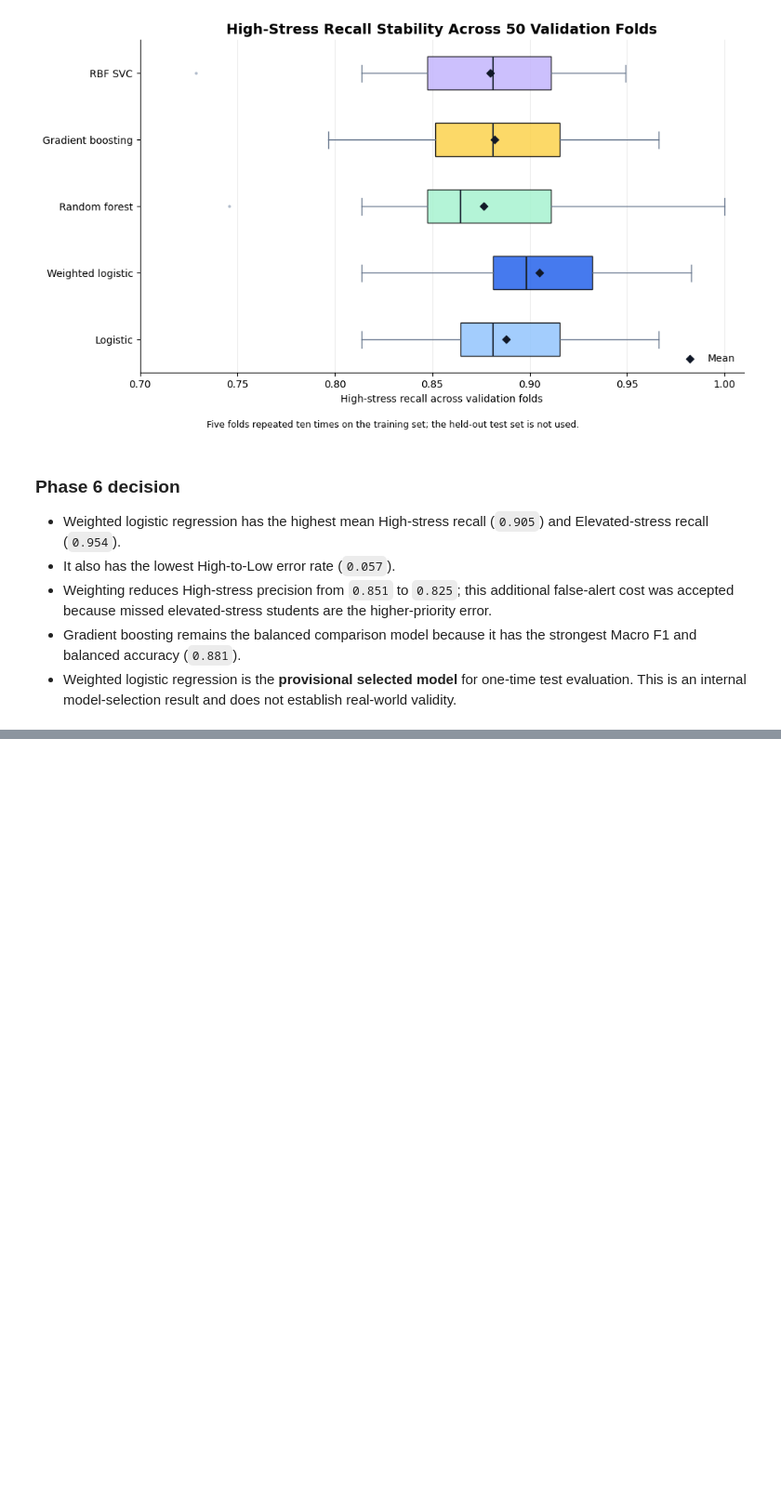
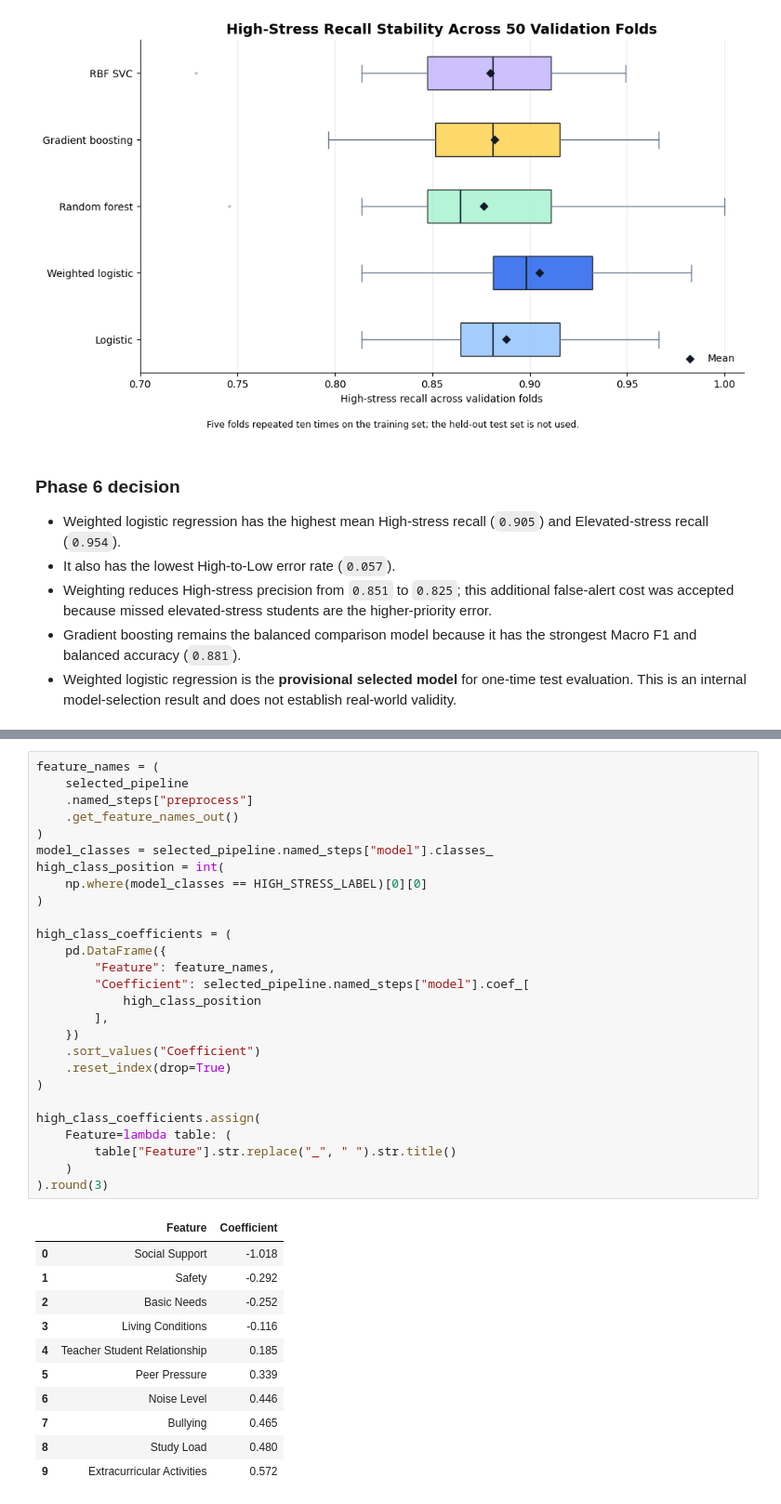
Before and after one commit to ShayanNajafian/academic-stress-research, a Jupyter notebook: notebooks/modeling.ipynb, the cells around one changed output, grey strips where cells are left out. Shown at 93% size. Cells and saved outputs as stored; diff of their text form; blank space fills up the shorter version.

```diff
--- a/notebooks/modeling.ipynb
+++ b/notebooks/modeling.ipynb
@@ -733,0 +896,39 @@ plt.show()
+# %%
+feature_names = (
+    selected_pipeline
+    .named_steps["preprocess"]
+    .get_feature_names_out()
+)
+model_classes = selected_pipeline.named_steps["model"].classes_
+high_class_position = int(
+    np.where(model_classes == HIGH_STRESS_LABEL)[0][0]
+)
+
+high_class_coefficients = (
+    pd.DataFrame({
+        "Feature": feature_names,
+        "Coefficient": selected_pipeline.named_steps["model"].coef_[
+            high_class_position
+        ],
+    })
+    .sort_values("Coefficient")
+    .reset_index(drop=True)
+)
+
+high_class_coefficients.assign(
+    Feature=lambda table: (
+        table["Feature"].str.replace("_", " ").str.title()
+    )
+).round(3)
+# %% [output]
+|  | Feature | Coefficient |
+| 0 | Social Support | -1.018 |
+| 1 | Safety | -0.292 |
+| 2 | Basic Needs | -0.252 |
+| 3 | Living Conditions | -0.116 |
+| 4 | Teacher Student Relationship | 0.185 |
+| 5 | Peer Pressure | 0.339 |
+| 6 | Noise Level | 0.446 |
+| 7 | Bullying | 0.465 |
+| 8 | Study Load | 0.480 |
+| 9 | Extracurricular Activities | 0.572 |
```
Also changed, not shown: parts of 10 cells of this notebook, 2 other files.
